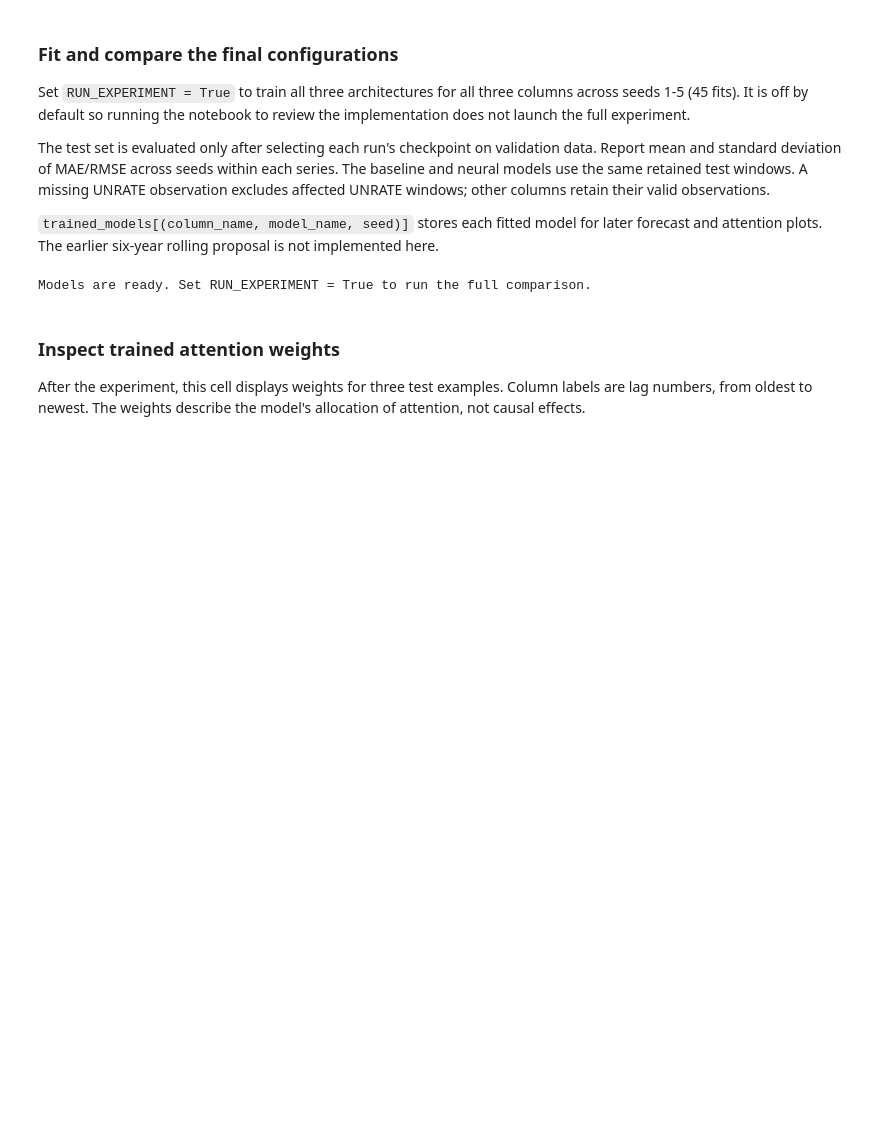
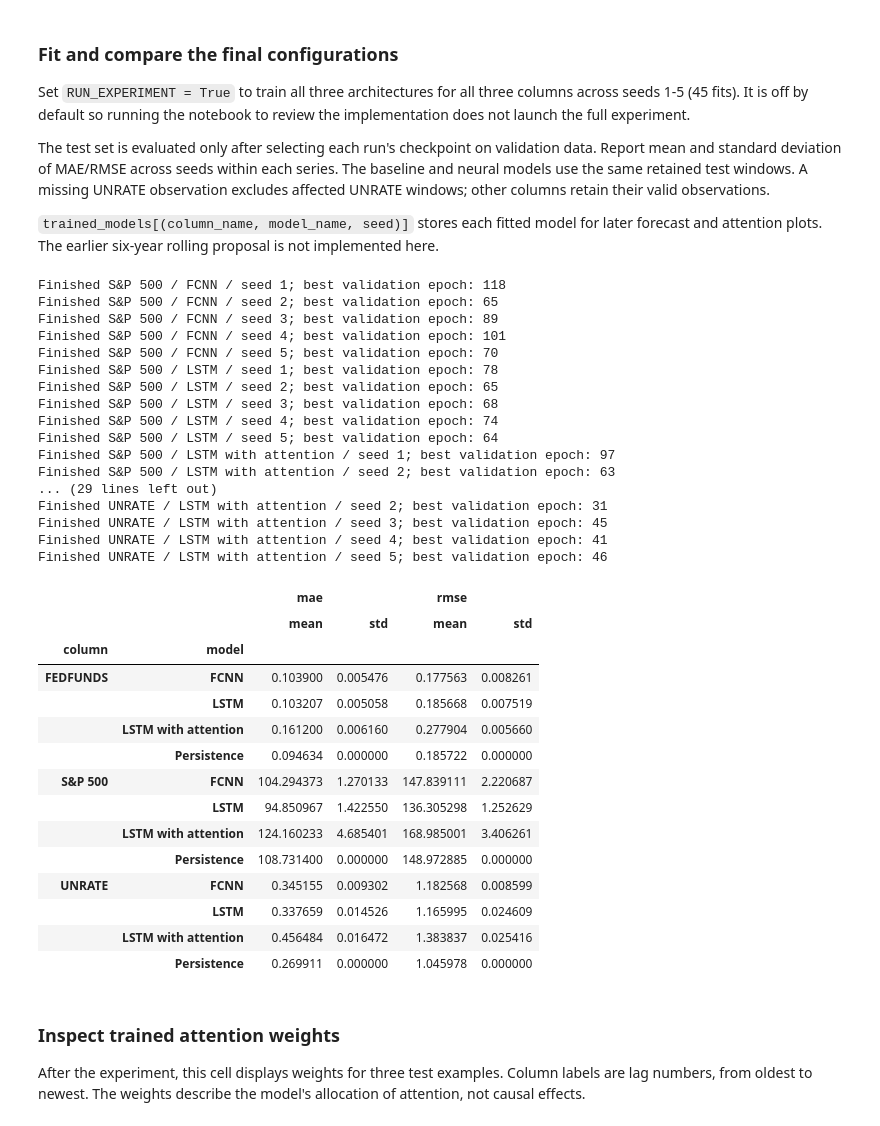
Before and after one commit to kylelaw529/VIP-HW-2, a Jupyter notebook: VIP_Homework2.ipynb, the cells around one changed output. Cells and saved outputs as stored; diff of their text form; code cells hidden in the pictures; blank space fills up the shorter version.

Commit message:
ran experiment

```diff
--- a/VIP_Homework2.ipynb
+++ b/VIP_Homework2.ipynb
@@ -705,7 +705,7 @@ The test set is evaluated only after selecting each run's checkpoint on validati
 
 `trained_models[(column_name, model_name, seed)]` stores each fitted model for later forecast and attention plots. The earlier six-year rolling proposal is not implemented here.
 # %%
-RUN_EXPERIMENT = False
+RUN_EXPERIMENT = True
 
 if RUN_EXPERIMENT:
     results = []
@@ -716,34 +716,65 @@ if RUN_EXPERIMENT:
         X_train, y_train, X_val, y_val, X_test, y_test = prepare_datasets(
             extracted, column_name, p)
         baseline = persistence_predict(X_test)
         # Repeat the deterministic baseline per seed for the same summary format.
         for seed in SEEDS:
             results.append({"column": column_name, "model": "Persistence",
                             "seed": seed, "mae": mae(y_test, baseline),
                             "rmse": rmse(y_test, baseline)})
         for model_name in MODEL_CLASSES:
             for seed in SEEDS:
                 model = create_model(model_name, seed=seed)
                 training = fit_model(model, X_train, y_train, X_val, y_val,
                                      seed=seed, **TRAINING_CONFIG)
                 predictions = predict_model(model, X_test)
                 key = (column_name, model_name, seed)
                 trained_models[key] = model
                 training_histories[key] = training
                 test_forecasts[key] = predictions
                 results.append({"column": column_name, "model": model_name,
                                 "seed": seed, "mae": mae(y_test, predictions),
                                 "rmse": rmse(y_test, predictions)})
                 print(f"Finished {column_name} / {model_name} / seed {seed}; "
                       f"best validation epoch: {training['best_epoch']}")
 
     results = pd.DataFrame(results)
     summary = results.groupby(["column", "model"])[["mae", "rmse"]].agg(["mean", "std"])
     display(summary)
 else:
     print("Models are ready. Set RUN_EXPERIMENT = True to run the full comparison.")
 # %% [output]
-Models are ready. Set RUN_EXPERIMENT = True to run the full comparison.
+Finished S&P 500 / FCNN / seed 1; best validation epoch: 118
+Finished S&P 500 / FCNN / seed 2; best validation epoch: 65
+Finished S&P 500 / FCNN / seed 3; best validation epoch: 89
+Finished S&P 500 / FCNN / seed 4; best validation epoch: 101
+Finished S&P 500 / FCNN / seed 5; best validation epoch: 70
+Finished S&P 500 / LSTM / seed 1; best validation epoch: 78
+Finished S&P 500 / LSTM / seed 2; best validation epoch: 65
+Finished S&P 500 / LSTM / seed 3; best validation epoch: 68
+Finished S&P 500 / LSTM / seed 4; best validation epoch: 74
+Finished S&P 500 / LSTM / seed 5; best validation epoch: 64
+Finished S&P 500 / LSTM with attention / seed 1; best validation epoch: 97
+Finished S&P 500 / LSTM with attention / seed 2; best validation epoch: 63
+... (29 lines left out)
+Finished UNRATE / LSTM with attention / seed 2; best validation epoch: 31
+Finished UNRATE / LSTM with attention / seed 3; best validation epoch: 45
+Finished UNRATE / LSTM with attention / seed 4; best validation epoch: 41
+Finished UNRATE / LSTM with attention / seed 5; best validation epoch: 46
+|  |  | mae |  | rmse |  |
+|  |  | mean | std | mean | std |
+| column | model |  |  |  |  |
+| FEDFUNDS | FCNN | 0.103900 | 0.005476 | 0.177563 | 0.008261 |
+|  | LSTM | 0.103207 | 0.005058 | 0.185668 | 0.007519 |
+|  | LSTM with attention | 0.161200 | 0.006160 | 0.277904 | 0.005660 |
+|  | Persistence | 0.094634 | 0.000000 | 0.185722 | 0.000000 |
+| S&P 500 | FCNN | 104.294373 | 1.270133 | 147.839111 | 2.220687 |
+|  | LSTM | 94.850967 | 1.422550 | 136.305298 | 1.252629 |
+|  | LSTM with attention | 124.160233 | 4.685401 | 168.985001 | 3.406261 |
+|  | Persistence | 108.731400 | 0.000000 | 148.972885 | 0.000000 |
+| UNRATE | FCNN | 0.345155 | 0.009302 | 1.182568 | 0.008599 |
+|  | LSTM | 0.337659 | 0.014526 | 1.165995 | 0.024609 |
+|  | LSTM with attention | 0.456484 | 0.016472 | 1.383837 | 0.025416 |
+|  | Persistence | 0.269911 | 0.000000 | 1.045978 | 0.000000 |
 # %% [markdown]
 ### Inspect trained attention weights
 
```
Also changed, not shown: parts of 1 cell of this notebook.
